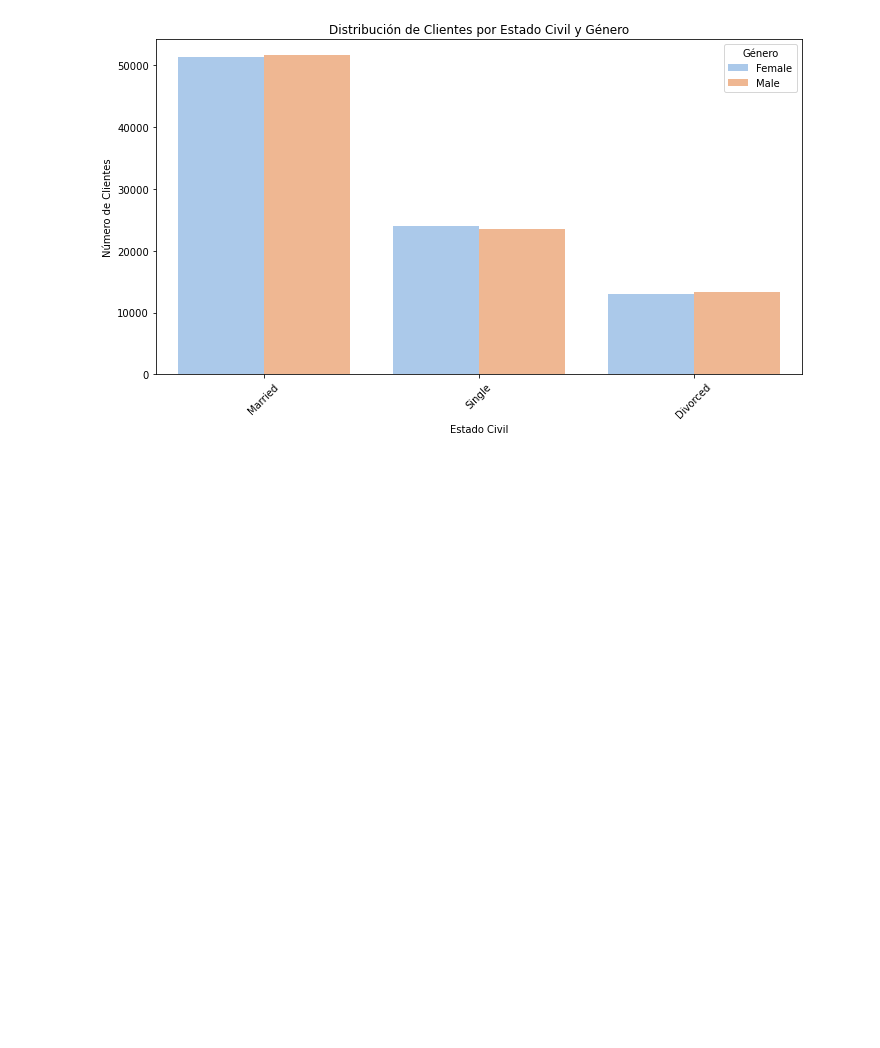
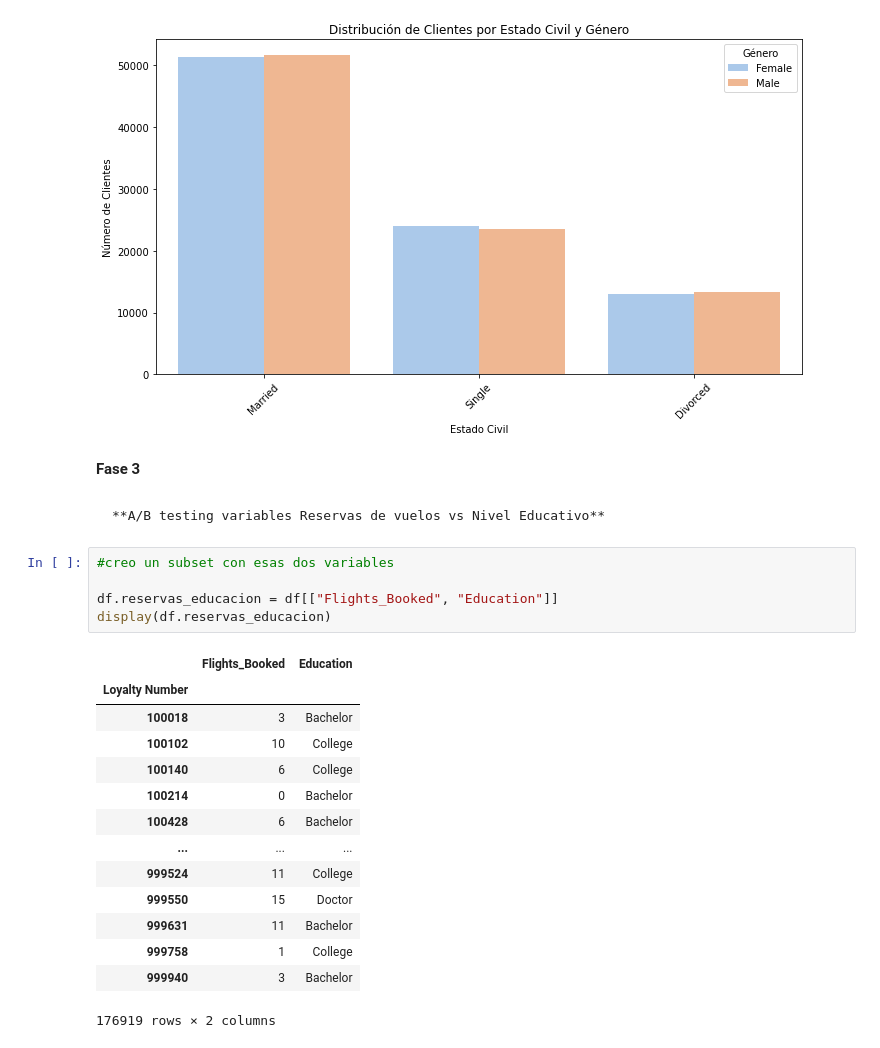
Before and after one commit to Adalab/bda-modulo-3-evaluacion-final-maitebarreravillarias, a Jupyter notebook: evaluacion_primera_version.ipynb, the cells around one changed output. Saved outputs shown, nothing was run; the diff lists cells and outputs as text; blank space fills up the shorter version.

Commit message:
testing

```diff
--- a/evaluacion_primera_version.ipynb
+++ b/evaluacion_primera_version.ipynb
@@ -706,3 +714,27 @@ plt.tight_layout()
 plt.show();
 # %% [output]
 [figure]
+# %% [markdown]
+**Fase 3**
+# %% [markdown]
+    **A/B testing variables Reservas de vuelos vs Nivel Educativo**
+# %%
+#creo un subset con esas dos variables
+
+df.reservas_educacion = df[["Flights_Booked", "Education"]]
+display(df.reservas_educacion)
+# %% [output]
+|  | Flights_Booked | Education |
+| Loyalty Number |  |  |
+| 100018 | 3 | Bachelor |
+| 100102 | 10 | College |
+| 100140 | 6 | College |
+| 100214 | 0 | Bachelor |
+| 100428 | 6 | Bachelor |
+| ... | ... | ... |
+| 999524 | 11 | College |
+| 999550 | 15 | Doctor |
+| 999631 | 11 | Bachelor |
+| 999758 | 1 | College |
+| 999940 | 3 | Bachelor |
+176919 rows × 2 columns
```
Also changed, not shown: parts of 16 cells of this notebook.
